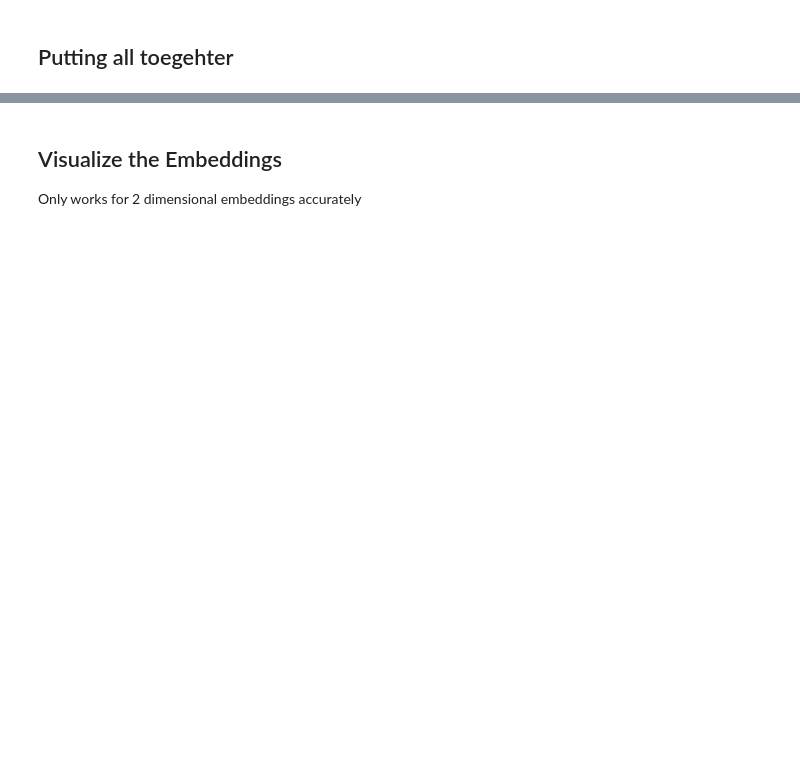
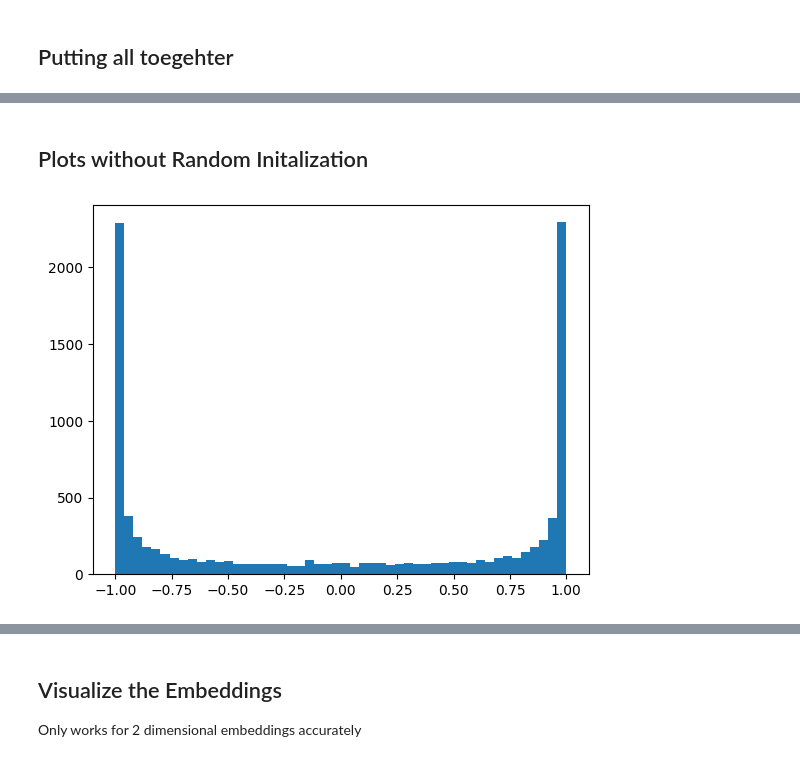
Before and after one commit to MaxiRuess/GrandRepository-of-Artificial-Musings, a Jupyter notebook: notebooks/Random/MakeMore_MLP.ipynb, the cells around one changed output, grey strips where cells are left out. Cells and saved outputs as stored; diff of their text form; code cells hidden in the pictures; blank space fills up the shorter version.

```diff
--- a/notebooks/Random/MakeMore_MLP.ipynb
+++ b/notebooks/Random/MakeMore_MLP.ipynb
@@ -151,0 +171,10 @@ print(loss.item())
+# %% [markdown]
+## Plots without Random Initalization
+# %%
+# Most hidden units are zero which is a problem for backpropagation
+# 1 & -1 results in zero gradient in backpropagation
+# The closer the value is to 1 or -1 the smaller the gradient will be because its in the flattes part of the tanh function
+# this is often referred to as the vanishing gradient problem
+plt.hist(h.detach().numpy().flatten(), bins=50);
+# %% [output]
+[figure, added]
```
Also changed, not shown: parts of 24 cells of this notebook.
